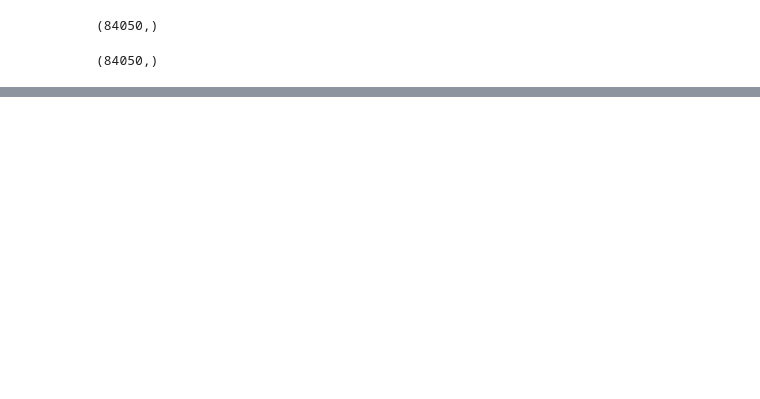
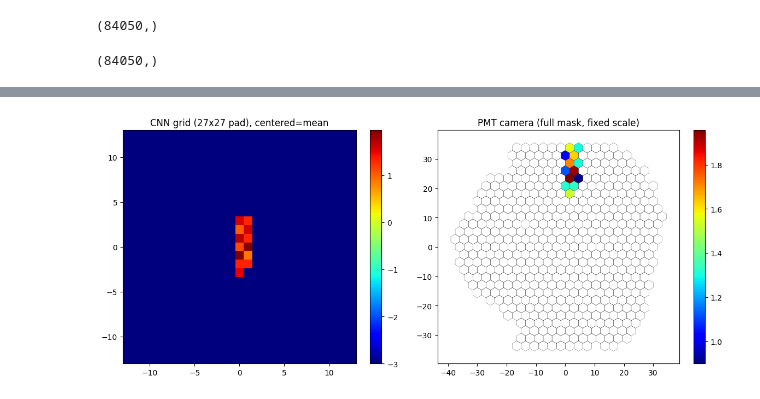
Before and after one commit to satysh/TAIGA_CNN, a Jupyter notebook: test.ipynb, the cells around one changed output, grey strips where cells are left out. Drawn from its saved outputs; the diff is of its cells as text; code cells hidden in the pictures; blank space fills up the shorter version.

```diff
--- a/test.ipynb
+++ b/test.ipynb
@@ -260,0 +324,4 @@ evaluate_accuracy(net, train_loader)
+# %%
+viz.draw_event(dataset, event_idx=3, log_scale=True, center_mode="mean")
+# %% [output]
+[figure, added]
```
Also changed, not shown: parts of 90 cells of this notebook, 4 other files.
